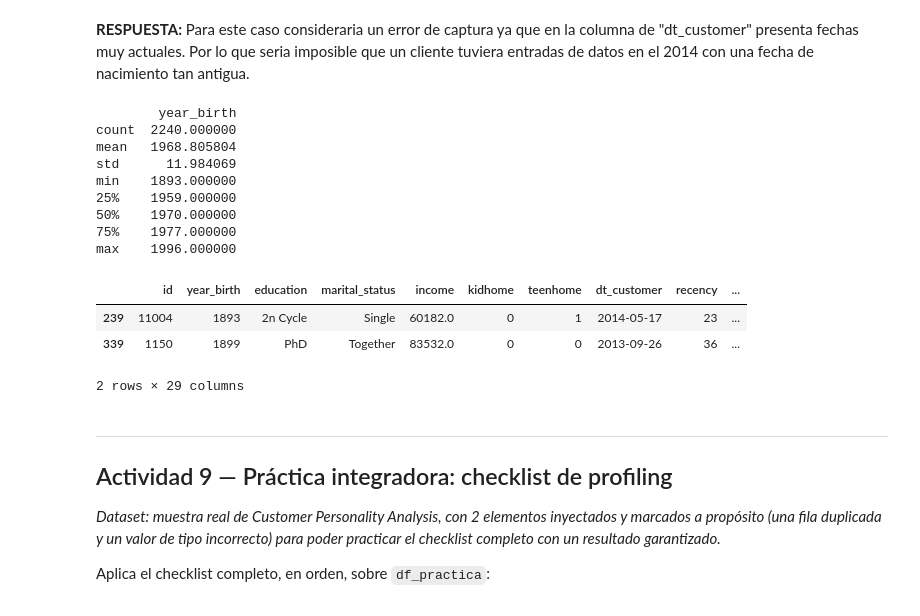
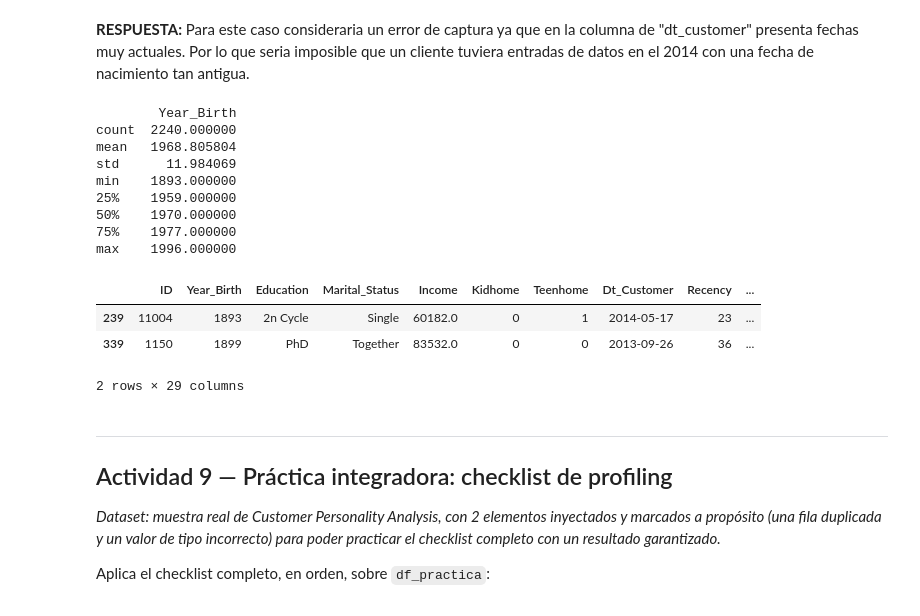
Before and after one commit to AM0ya/Clase_Programacion, a Jupyter notebook: Sesion10_Data_Profiling_Entregable_MATRICULA.ipynb, the cells around one changed output. Cells and saved outputs as stored; diff of their text form; code cells hidden in the pictures.

```diff
--- a/Sesion10_Data_Profiling_Entregable_MATRICULA.ipynb
+++ b/Sesion10_Data_Profiling_Entregable_MATRICULA.ipynb
@@ -244,20 +241,20 @@ Ejecuta `.describe()` sobre la columna `Year_Birth` de `df_marketing` (puedes ha
 **RESPUESTA:** Para este caso consideraria un error de captura ya que en la columna de "dt_customer" presenta fechas muy actuales. Por lo que seria imposible que un cliente tuviera entradas de datos en el 2014 con una fecha de nacimiento tan antigua.
 # %%
 # Tu código aquí
-print(df_marketing[['year_birth']].describe())
-year_antiguos = df_marketing[df_marketing['year_birth'] < 1900]
+print(df_marketing[['Year_Birth']].describe())
+year_antiguos = df_marketing[df_marketing['Year_Birth'] < 1900]
 year_antiguos
 # %% [output]
-        year_birth
+        Year_Birth
 count  2240.000000
 mean   1968.805804
 std      11.984069
 min    1893.000000
 25%    1959.000000
 50%    1970.000000
 75%    1977.000000
 max    1996.000000
-|  | id | year_birth | education | marital_status | income | kidhome | teenhome | dt_customer | recency | ... |
+|  | ID | Year_Birth | Education | Marital_Status | Income | Kidhome | Teenhome | Dt_Customer | Recency | ... |
 | 239 | 11004 | 1893 | 2n Cycle | Single | 60182.0 | 0 | 1 | 2014-05-17 | 23 | ... |
 | 339 | 1150 | 1899 | PhD | Together | 83532.0 | 0 | 0 | 2013-09-26 | 36 | ... |
 2 rows × 29 columns
```
Also changed, not shown: parts of 9 cells of this notebook.
